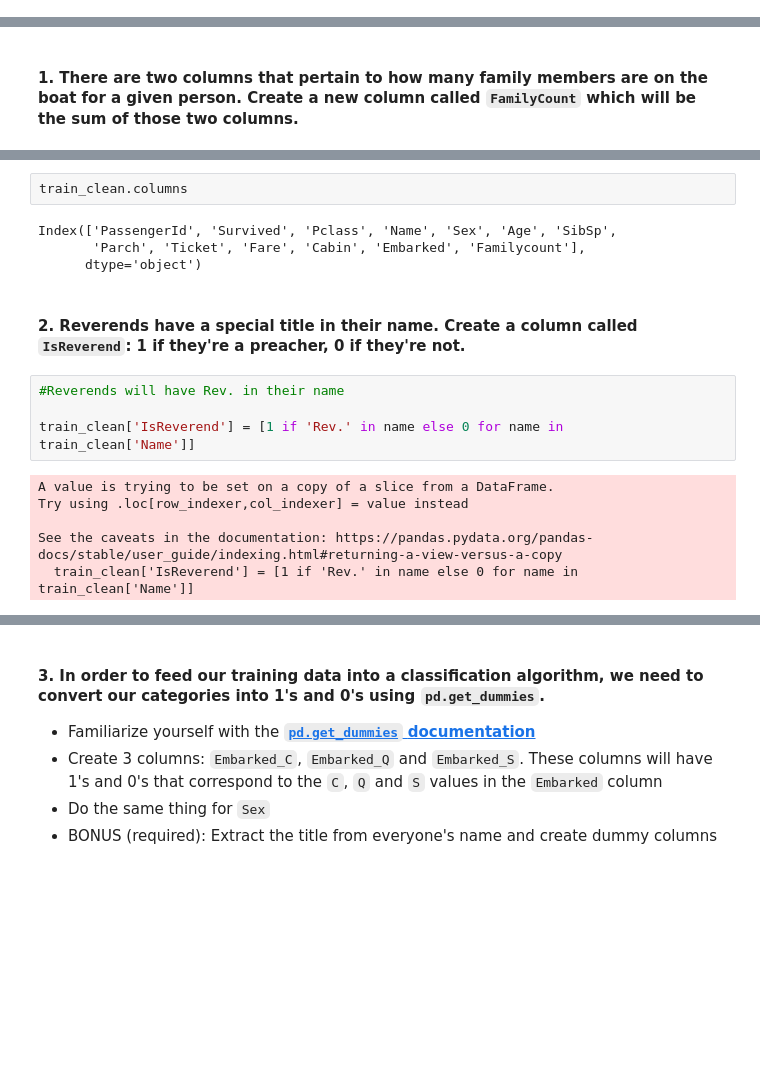
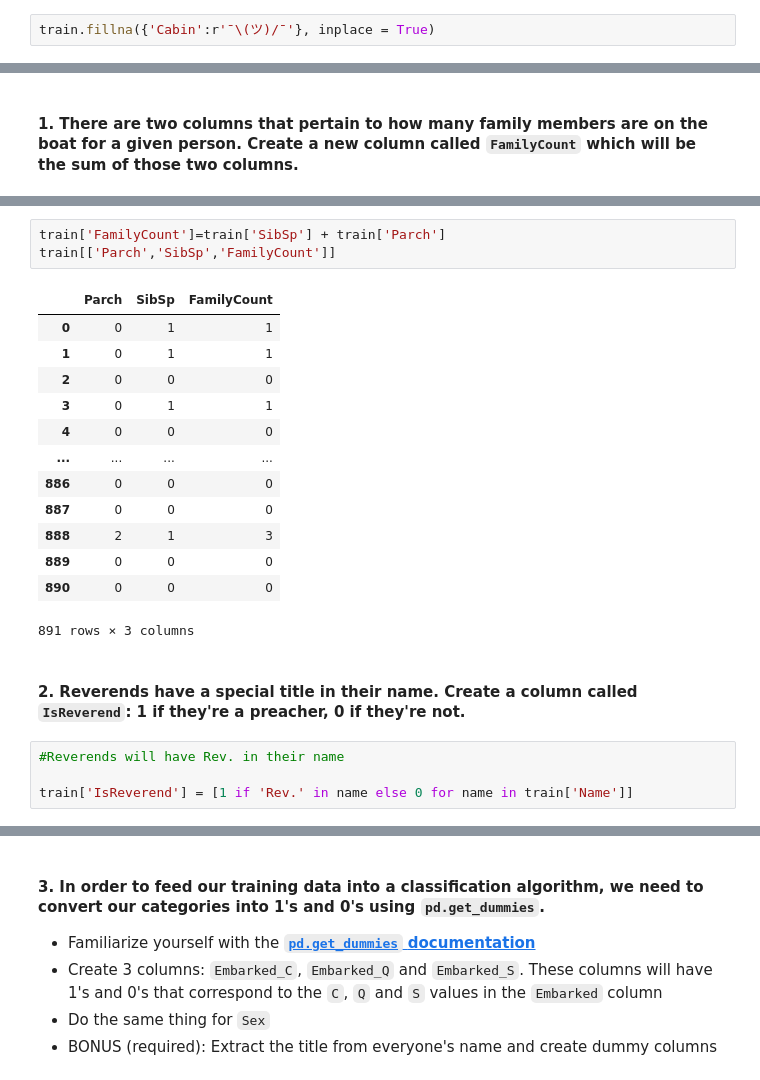
Before and after one commit to keljinda/titanic_lab, a Jupyter notebook: titanic.ipynb, the cells around one changed output, grey strips where cells are left out. Drawn from its saved outputs; the diff is of its cells as text; blank space fills up the shorter version.

Commit message:
cleaning the code

```diff
--- a/titanic.ipynb
+++ b/titanic.ipynb
@@ -187,3 +138,5 @@ dtype: int64
+# %%
+train.fillna({'Cabin':r'¯\(ツ)/¯'}, inplace = True)
 # %% [markdown]
 ## Step 3: Feature extraction
 # %% [markdown]
@@ -209,21 +144,26 @@ train_clean
-# %%
-train_clean.columns
-# %% [output]
-Index(['PassengerId', 'Survived', 'Pclass', 'Name', 'Sex', 'Age', 'SibSp',
-       'Parch', 'Ticket', 'Fare', 'Cabin', 'Embarked', 'Familycount'],
-      dtype='object')
+# %%
+train['FamilyCount']=train['SibSp'] + train['Parch']
+train[['Parch','SibSp','FamilyCount']]
+# %% [output]
+|  | Parch | SibSp | FamilyCount |
+| 0 | 0 | 1 | 1 |
+| 1 | 0 | 1 | 1 |
+| 2 | 0 | 0 | 0 |
+| 3 | 0 | 1 | 1 |
+| 4 | 0 | 0 | 0 |
+| ... | ... | ... | ... |
+| 886 | 0 | 0 | 0 |
+| 887 | 0 | 0 | 0 |
+| 888 | 2 | 1 | 3 |
+| 889 | 0 | 0 | 0 |
+| 890 | 0 | 0 | 0 |
+891 rows × 3 columns
 # %% [markdown]
 #### 2. Reverends have a special title in their name. Create a column called `IsReverend`: 1 if they're a preacher, 0 if they're not.
 # %%
 #Reverends will have Rev. in their name
 
-train_clean['IsReverend'] = [1 if 'Rev.' in name else 0 for name in train_clean['Name']]
+train['IsReverend'] = [1 if 'Rev.' in name else 0 for name in train['Name']]
-# %% [output]
-A value is trying to be set on a copy of a slice from a DataFrame.
-Try using .loc[row_indexer,col_indexer] = value instead
-
-See the caveats in the documentation: https://pandas.pydata.org/pandas-docs/stable/user_guide/indexing.html#returning-a-view-versus-a-copy
-  train_clean['IsReverend'] = [1 if 'Rev.' in name else 0 for name in train_clean['Name']]
 # %%
 train_clean.columns
 # %% [output]
```
Also changed, not shown: parts of 43 cells of this notebook.
